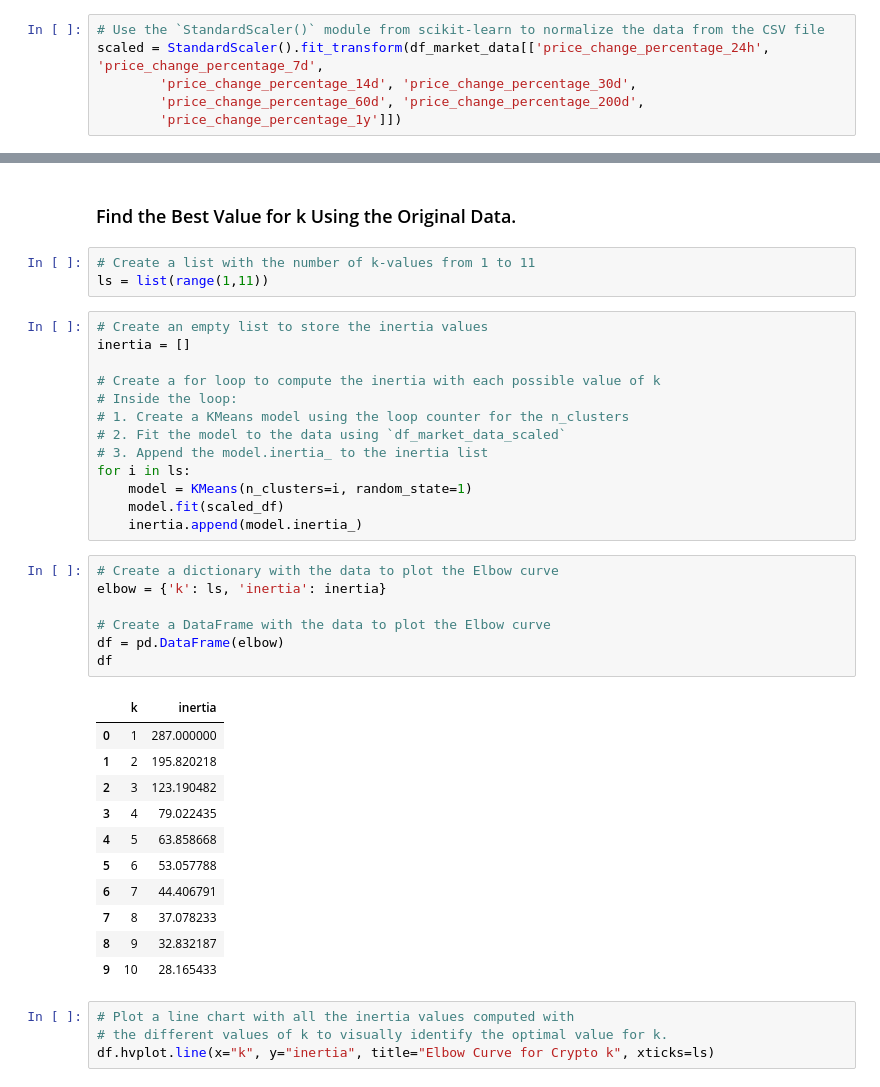
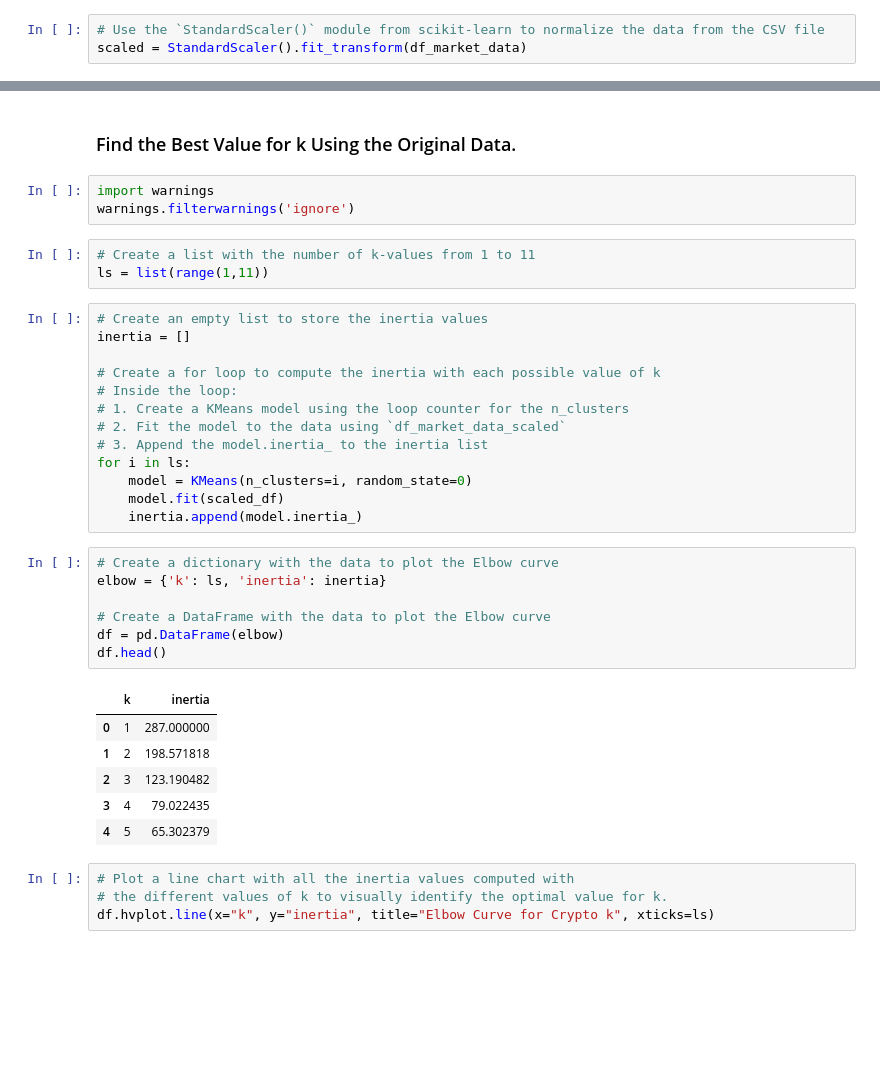
Before and after one commit to A-Reed23/CryptoPredict, a Jupyter notebook: Crypto_Clustering_Worked.ipynb, the cells around one changed output, grey strips where cells are left out. Cells and saved outputs as stored; diff of their text form; blank space fills up the shorter version.

```diff
--- a/Crypto_Clustering_Worked.ipynb
+++ b/Crypto_Clustering_Worked.ipynb
@@ -62,10 +62,7 @@ df_market_data.hvplot.line(
 ### Prepare the Data
 # %%
 # Use the `StandardScaler()` module from scikit-learn to normalize the data from the CSV file
-scaled = StandardScaler().fit_transform(df_market_data[['price_change_percentage_24h', 'price_change_percentage_7d',
-        'price_change_percentage_14d', 'price_change_percentage_30d',
-        'price_change_percentage_60d', 'price_change_percentage_200d',
-        'price_change_percentage_1y']])
+scaled = StandardScaler().fit_transform(df_market_data)
 # %%
 # Create a DataFrame with the scaled data
 scaled_df = pd.DataFrame(scaled, columns= ['price_change_percentage_24h',
@@ -93,6 +90,9 @@ scaled_df.head()
 ---
 # %% [markdown]
 ### Find the Best Value for k Using the Original Data.
+# %%
+import warnings
+warnings.filterwarnings('ignore')
 # %%
 # Create a list with the number of k-values from 1 to 11
 ls = list(range(1,11))
@@ -106,28 +106,23 @@ inertia = []
 # 2. Fit the model to the data using `df_market_data_scaled`
 # 3. Append the model.inertia_ to the inertia list
 for i in ls:
-    model = KMeans(n_clusters=i, random_state=1)
+    model = KMeans(n_clusters=i, random_state=0)
     model.fit(scaled_df)
     inertia.append(model.inertia_)
 # %%
 # Create a dictionary with the data to plot the Elbow curve
 elbow = {'k': ls, 'inertia': inertia}
 
 # Create a DataFrame with the data to plot the Elbow curve
 df = pd.DataFrame(elbow)
-df
+df.head()
 # %% [output]
 |  | k | inertia |
 | 0 | 1 | 287.000000 |
-| 1 | 2 | 195.820218 |
+| 1 | 2 | 198.571818 |
 | 2 | 3 | 123.190482 |
 | 3 | 4 | 79.022435 |
-| 4 | 5 | 63.858668 |
-| 5 | 6 | 53.057788 |
-| 6 | 7 | 44.406791 |
-| 7 | 8 | 37.078233 |
-| 8 | 9 | 32.832187 |
-| 9 | 10 | 28.165433 |
+| 4 | 5 | 65.302379 |
 # %%
 # Plot a line chart with all the inertia values computed with
 # the different values of k to visually identify the optimal value for k.
```
Also changed, not shown: parts of 23 cells of this notebook.
